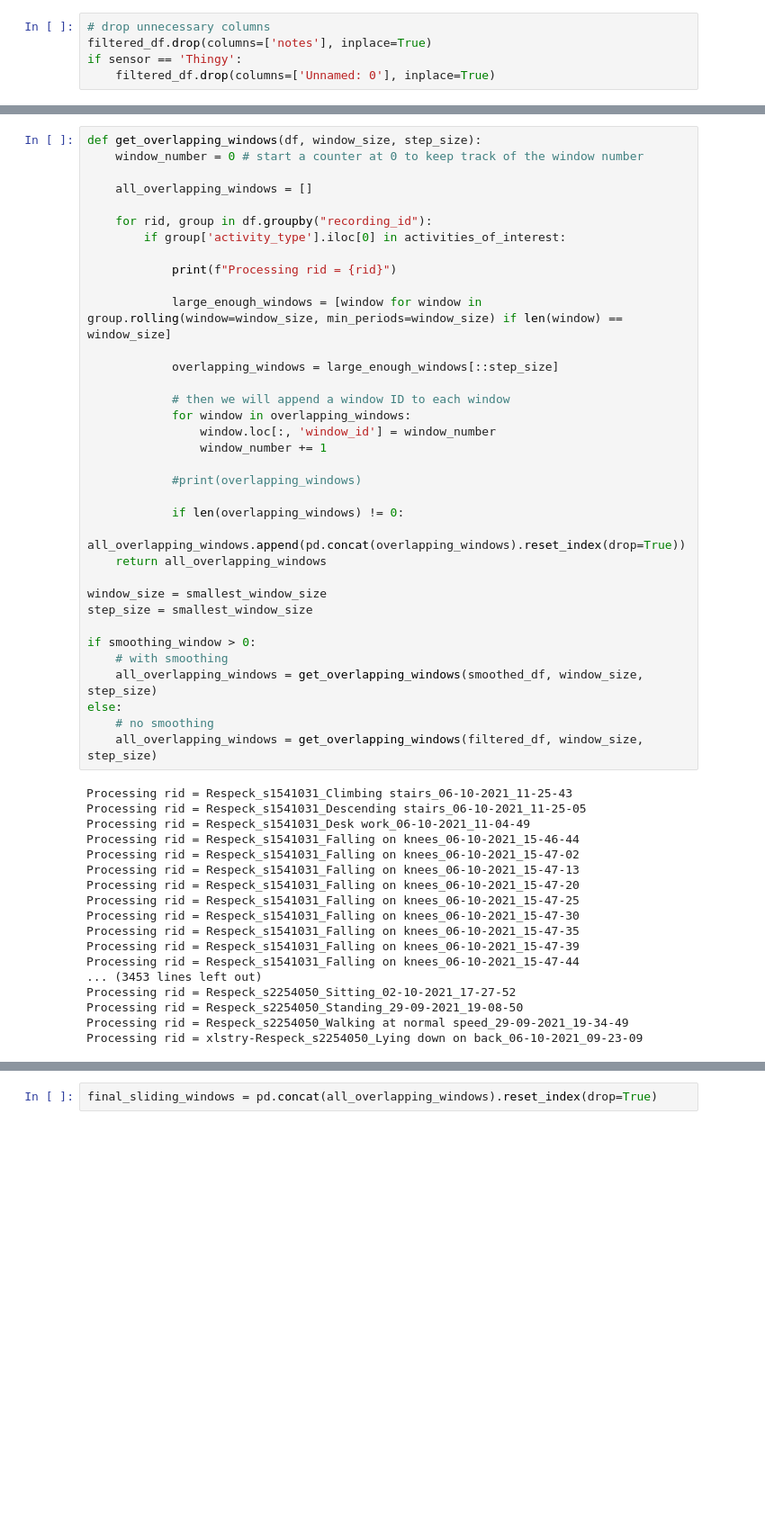
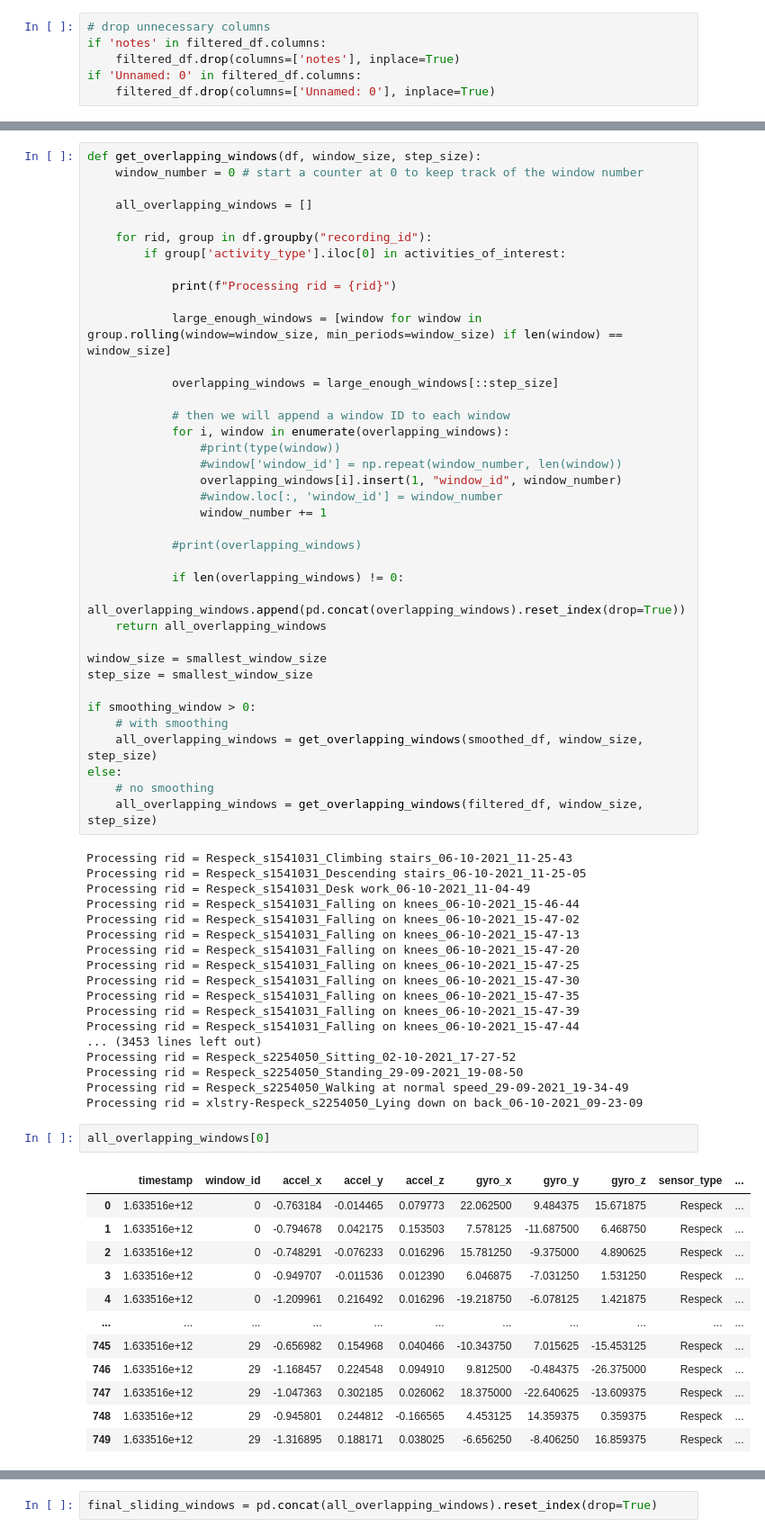
Before and after one commit to gwenty/pdiot-activity-tracker, a Jupyter notebook: ml/notebooks/01_sliding_windows.ipynb, the cells around one changed output, grey strips where cells are left out. Shown at 90% size. Drawn from its saved outputs; the diff is of its cells as text; blank space fills up the shorter version.

```diff
--- a/ml/notebooks/01_sliding_windows.ipynb
+++ b/ml/notebooks/01_sliding_windows.ipynb
@@ -66,7 +155,8 @@ filtered_df[filtered_df.apply(lambda x: not(x.activity_type in x.recording_id or
 # %%
 # drop unnecessary columns
-filtered_df.drop(columns=['notes'], inplace=True)
-if sensor == 'Thingy':
+if 'notes' in filtered_df.columns:
+    filtered_df.drop(columns=['notes'], inplace=True)
+if 'Unnamed: 0' in filtered_df.columns:
     filtered_df.drop(columns=['Unnamed: 0'], inplace=True)
 # %%
 def plot_by_id(i):
@@ -202,8 +238,11 @@ def get_overlapping_windows(df, window_size, step_size):
             overlapping_windows = large_enough_windows[::step_size]
 
             # then we will append a window ID to each window
-            for window in overlapping_windows:
-                window.loc[:, 'window_id'] = window_number
+            for i, window in enumerate(overlapping_windows):
+                #print(type(window))
+                #window['window_id'] = np.repeat(window_number, len(window))
+                overlapping_windows[i].insert(1, "window_id", window_number)
+                #window.loc[:, 'window_id'] = window_number
                 window_number += 1
 
             #print(overlapping_windows)
@@ -239,3 +278,18 @@ Processing rid = Respeck_s2254050_Sitting_02-10-2021_17-27-52
 Processing rid = Respeck_s2254050_Standing_29-09-2021_19-08-50
 Processing rid = Respeck_s2254050_Walking at normal speed_29-09-2021_19-34-49
 Processing rid = xlstry-Respeck_s2254050_Lying down on back_06-10-2021_09-23-09
+# %%
+all_overlapping_windows[0]
+# %% [output]
+|  | timestamp | window_id | accel_x | accel_y | accel_z | gyro_x | gyro_y | gyro_z | sensor_type | ... |
+| 0 | 1.633516e+12 | 0 | -0.763184 | -0.014465 | 0.079773 | 22.062500 | 9.484375 | 15.671875 | Respeck | ... |
+| 1 | 1.633516e+12 | 0 | -0.794678 | 0.042175 | 0.153503 | 7.578125 | -11.687500 | 6.468750 | Respeck | ... |
+| 2 | 1.633516e+12 | 0 | -0.748291 | -0.076233 | 0.016296 | 15.781250 | -9.375000 | 4.890625 | Respeck | ... |
+| 3 | 1.633516e+12 | 0 | -0.949707 | -0.011536 | 0.012390 | 6.046875 | -7.031250 | 1.531250 | Respeck | ... |
+| 4 | 1.633516e+12 | 0 | -1.209961 | 0.216492 | 0.016296 | -19.218750 | -6.078125 | 1.421875 | Respeck | ... |
+| ... | ... | ... | ... | ... | ... | ... | ... | ... | ... | ... |
+| 745 | 1.633516e+12 | 29 | -0.656982 | 0.154968 | 0.040466 | -10.343750 | 7.015625 | -15.453125 | Respeck | ... |
+| 746 | 1.633516e+12 | 29 | -1.168457 | 0.224548 | 0.094910 | 9.812500 | -0.484375 | -26.375000 | Respeck | ... |
+| 747 | 1.633516e+12 | 29 | -1.047363 | 0.302185 | 0.026062 | 18.375000 | -22.640625 | -13.609375 | Respeck | ... |
+| 748 | 1.633516e+12 | 29 | -0.945801 | 0.244812 | -0.166565 | 4.453125 | 14.359375 | 0.359375 | Respeck | ... |
+| 749 | 1.633516e+12 | 29 | -1.316895 | 0.188171 | 0.038025 | -6.656250 | -8.406250 | 16.859375 | Respeck | ... |
```
Also changed, not shown: parts of 27 cells of this notebook, 20 other files.
